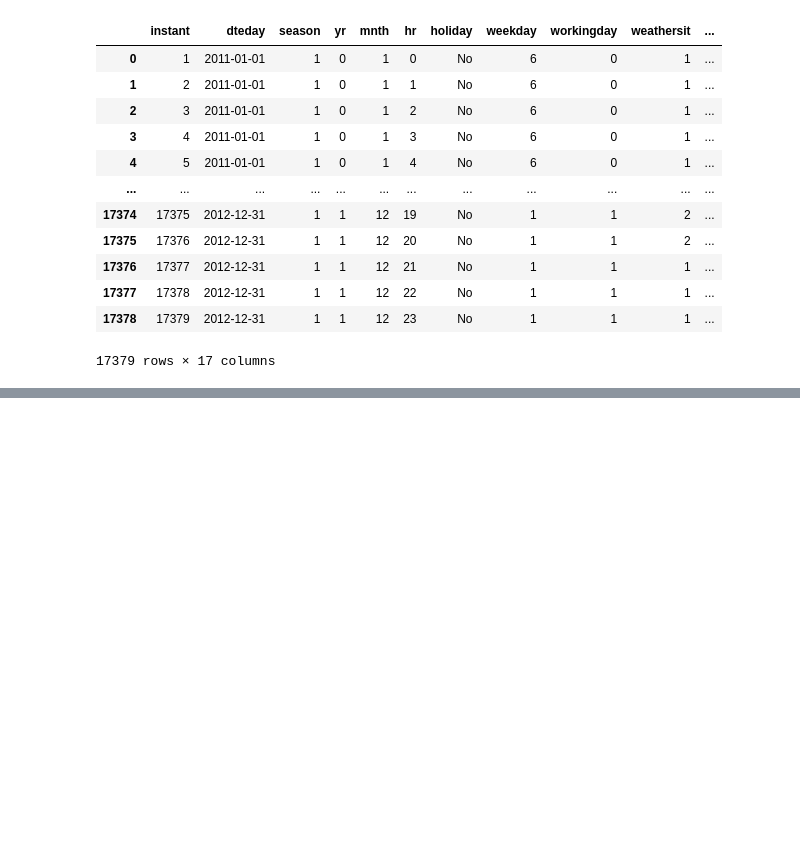
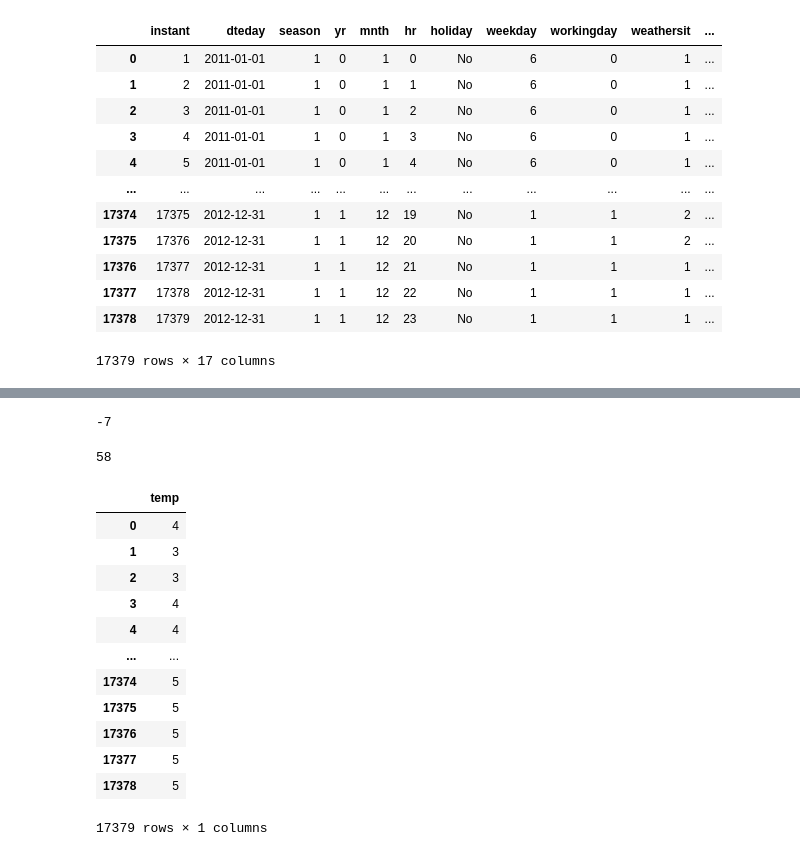
Before and after one commit to movifu1982/Bike-project, a Jupyter notebook: bike 1.ipynb, the cells around one changed output, grey strips where cells are left out. Saved outputs shown, nothing was run; the diff lists cells and outputs as text; code cells hidden in the pictures; blank space fills up the shorter version.

```diff
--- a/bike 1.ipynb
+++ b/bike 1.ipynb
@@ -229,0 +209,3 @@ bike_hour
+# %%
+new_temp = bike_hour["temp"]
+new_temp
@@ -229,0 +273,8 @@ bike_hour
+# %%
+#I need to change the temperature, times 40.
+
+
+
+mod_temp = np.ceil(new_temp*47 - 8).astype(int)
+
+mod_temp
@@ -229,0 +351,33 @@ bike_hour
+# %%
+bike_hour["Temperature"].max()
+bike_hour["Temperature"].min()
+# %% [output]
+-7
+# %%
+bike_hour["A_Temperature"].max()
+#bike_hour["A_Temperature"].min()
+# %% [output]
+58
+# %%
+# make corr_temp a df object
+
+new_corr = pd.DataFrame(mod_temp)
+
+new_corr
+
+
+# this made all columns turn out as rows
+# %% [output]
+|  | temp |
+| 0 | 4 |
+| 1 | 3 |
+| 2 | 3 |
+| 3 | 4 |
+| 4 | 4 |
+| ... | ... |
+| 17374 | 5 |
+| 17375 | 5 |
+| 17376 | 5 |
+| 17377 | 5 |
+| 17378 | 5 |
+17379 rows × 1 columns
```
Also changed, not shown: parts of 32 cells of this notebook.
